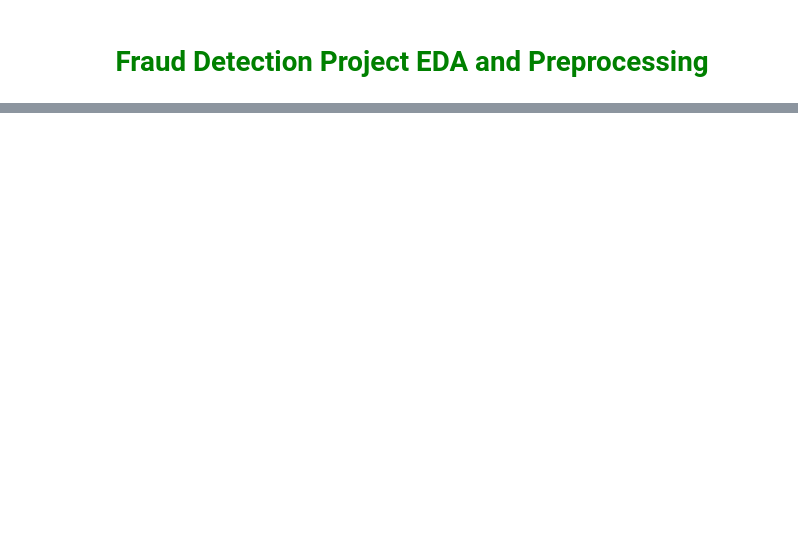
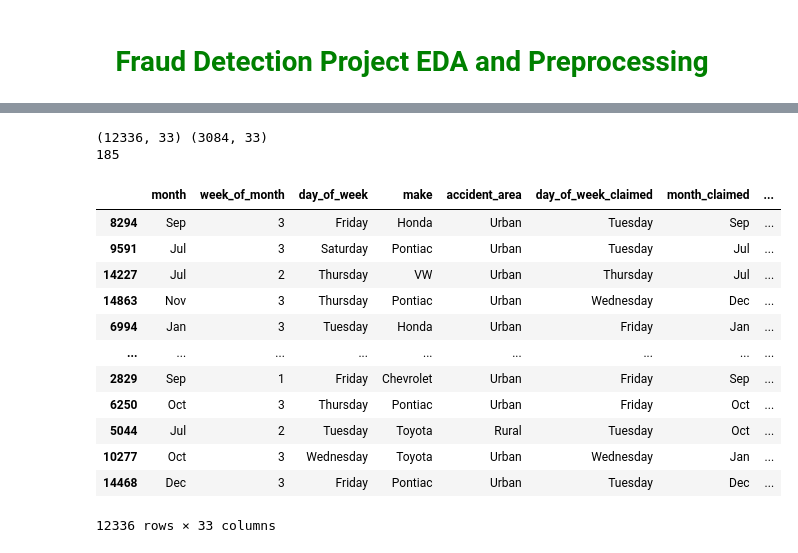
Before and after one commit to roy-tanmay/Insurance-Fraud-Detection, a Jupyter notebook: Notebook/01_fraud_eda_and_prep.ipynb, the cells around one changed output, grey strips where cells are left out. Saved outputs shown, nothing was run; the diff lists cells and outputs as text; code cells hidden in the pictures; blank space fills up the shorter version.

```diff
--- a/Notebook/01_fraud_eda_and_prep.ipynb
+++ b/Notebook/01_fraud_eda_and_prep.ipynb
@@ -11,0 +10,24 @@ ModuleNotFoundError: No module named 'insurance_fraud_detection'
+# %%
+df = load_data()
+train_df, test_df = split_data(df)
+print(train_df.shape, test_df.shape)
+print(test_df["fraud_found_p"].sum())
+# %% [output]
+(12336, 33) (3084, 33)
+185
+# %%
+train_df
+# %% [output]
+|  | month | week_of_month | day_of_week | make | accident_area | day_of_week_claimed | month_claimed | ... |
+| 8294 | Sep | 3 | Friday | Honda | Urban | Tuesday | Sep | ... |
+| 9591 | Jul | 3 | Saturday | Pontiac | Urban | Tuesday | Jul | ... |
+| 14227 | Jul | 2 | Thursday | VW | Urban | Thursday | Jul | ... |
+| 14863 | Nov | 3 | Thursday | Pontiac | Urban | Wednesday | Dec | ... |
+| 6994 | Jan | 3 | Tuesday | Honda | Urban | Friday | Jan | ... |
+| ... | ... | ... | ... | ... | ... | ... | ... | ... |
+| 2829 | Sep | 1 | Friday | Chevrolet | Urban | Friday | Sep | ... |
+| 6250 | Oct | 3 | Thursday | Pontiac | Urban | Friday | Oct | ... |
+| 5044 | Jul | 2 | Tuesday | Toyota | Rural | Tuesday | Oct | ... |
+| 10277 | Oct | 3 | Wednesday | Toyota | Urban | Wednesday | Jan | ... |
+| 14468 | Dec | 3 | Friday | Pontiac | Urban | Tuesday | Dec | ... |
+12336 rows × 33 columns
```
Also changed, not shown: parts of 1 cell of this notebook.
